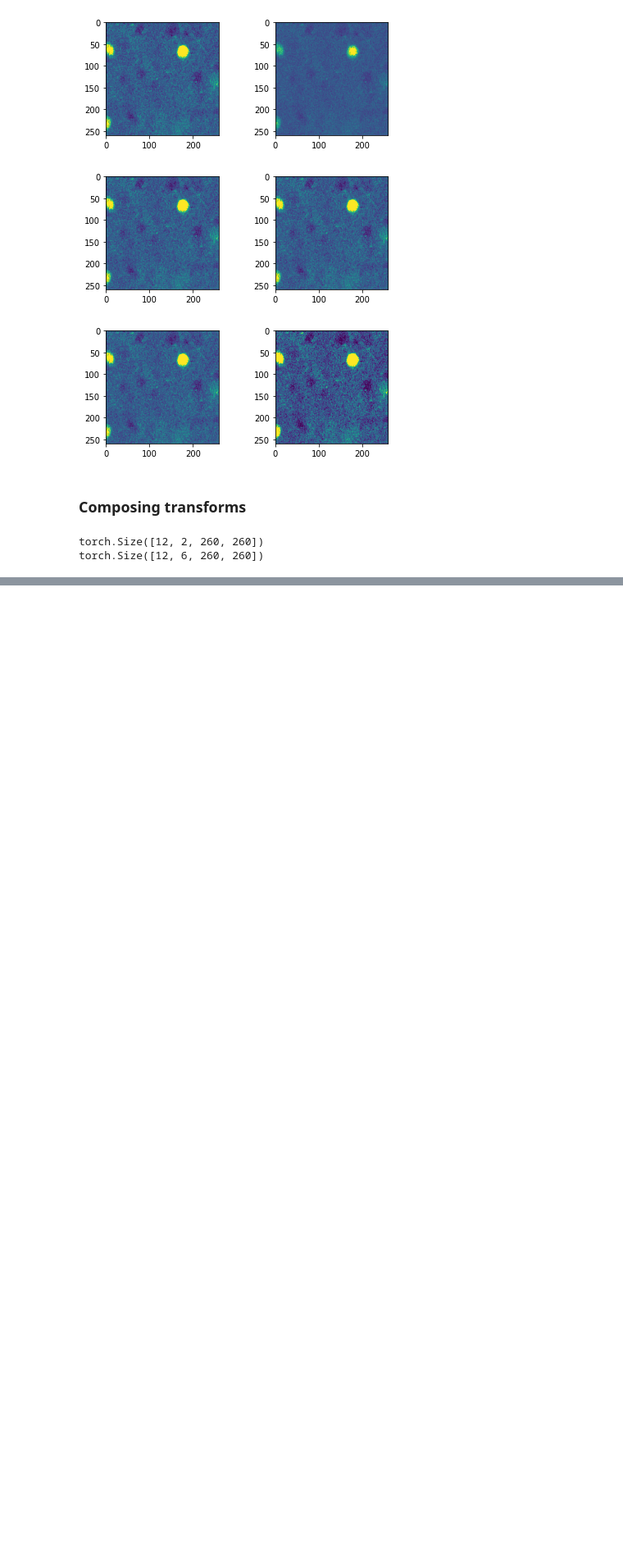
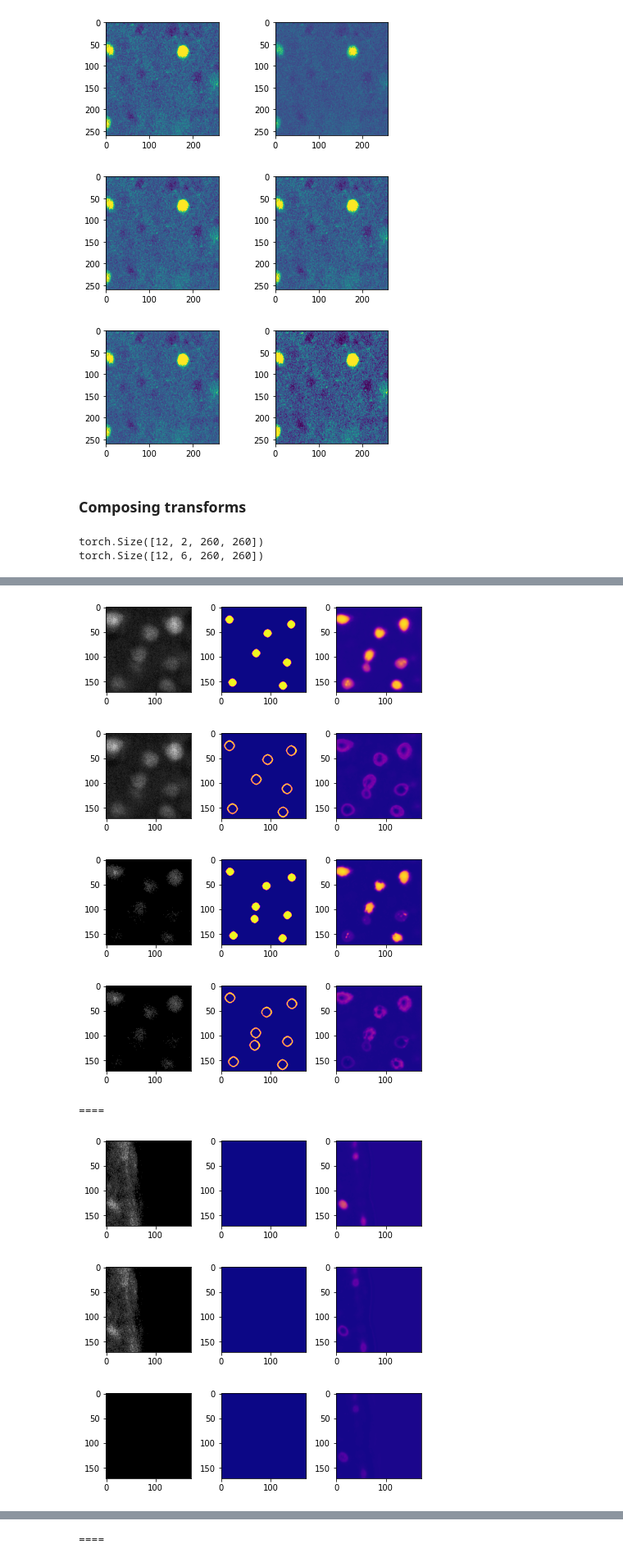
Before and after one commit to nal10/cellcount, a Jupyter notebook: refactor/notebooks/base_unet_datagen.ipynb, the cells around one changed output, grey strips where cells are left out. Shown at 82% size. Saved outputs shown, nothing was run; the diff lists cells and outputs as text; code cells hidden in the pictures; blank space fills up the shorter version.

```diff
--- a/refactor/notebooks/base_unet_datagen.ipynb
+++ b/refactor/notebooks/base_unet_datagen.ipynb
@@ -377,6 +377,6 @@ torch.Size([12, 6, 260, 260])
 # %%
 train_datagen = iter(train_dataloader)
 from timebudget import timebudget
-with timebudget('one batch'):
+with timebudget('10 batches batch'):
     for i in range(10):
         batch = next(train_datagen)
@@ -384,0 +517,8 @@ one batch took 293.35ms
+# %%
+device = torch.device('cuda:0' if torch.cuda.is_available() else 'cpu')
+tensor = lambda x: torch.tensor(x).to(dtype=torch.float32).to(device)
+tensor_ = lambda x: torch.as_tensor(x).to(dtype=torch.float32).to(device)
+
+if device.type=='cuda':
+    unet2.cuda()
+    mse.cuda()
@@ -384,0 +550,37 @@ one batch took 293.35ms
+# %%
+%matplotlib inline
+tonumpy = lambda x: x.cpu().detach().numpy()
+
+#Plot some examples in both channels [image: ground truth: prediction]
+for i in [0,1,2,3,4]:
+    for channel in [0,1]:
+
+        plt.subplot(131)
+        plt.imshow(tonumpy(crop_tensor(batch['im'].float(), outputs))[i,channel],cmap='gray')
+        plt.subplot(132)
+        plt.imshow(tonumpy(target)[i,2+3*channel],vmax=1,vmin=0,cmap='plasma')
+        plt.subplot(133)
+        plt.imshow(tonumpy(outputs)[i,2+3*channel],vmax=1,vmin=0,cmap='plasma')
+        plt.tight_layout()
+        plt.show()
+
+        plt.figure()
+        plt.subplot(131)
+        plt.imshow(tonumpy(crop_tensor(batch['im'].float(), outputs))[i,channel],cmap='gray')
+        plt.subplot(132)
+        plt.imshow(tonumpy(target)[i,1+3*channel],vmax=1,vmin=0,cmap='plasma')
+        plt.subplot(133)
+        plt.imshow(tonumpy(outputs)[i,1+3*channel],vmax=1,vmin=0,cmap='plasma')
+        plt.tight_layout()
+        plt.show()
+
+    print('====\n')
+# %% [output]
+[figure, added]
+[figure, added]
+[figure, added]
+[figure, added]
+====
+[figure, added]
+[figure, added]
+[figure, added]
@@ -384,0 +588 @@ one batch took 293.35ms
+====
```
Also changed, not shown: parts of 6 cells of this notebook.
